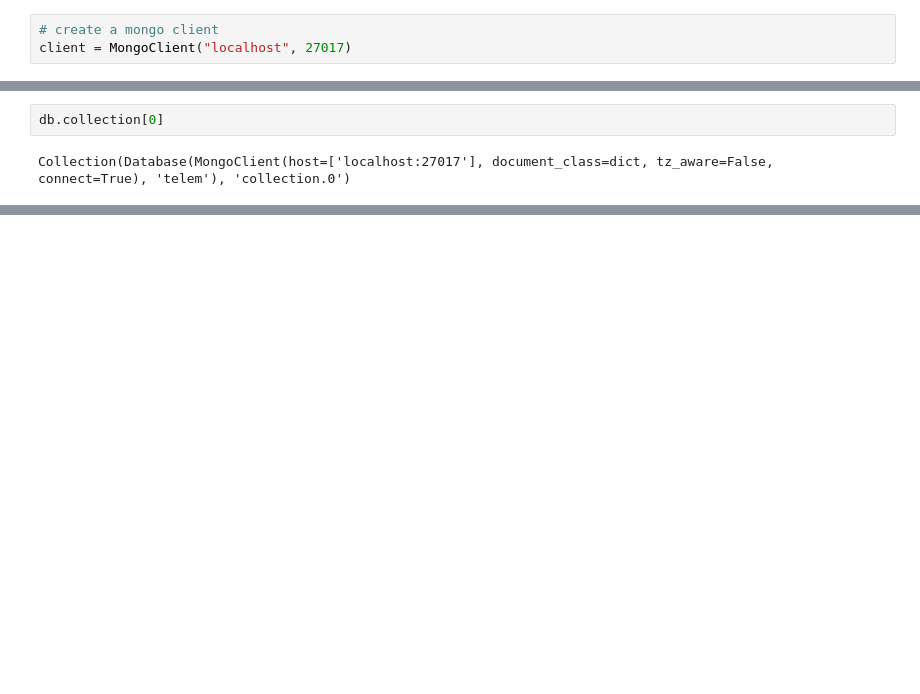
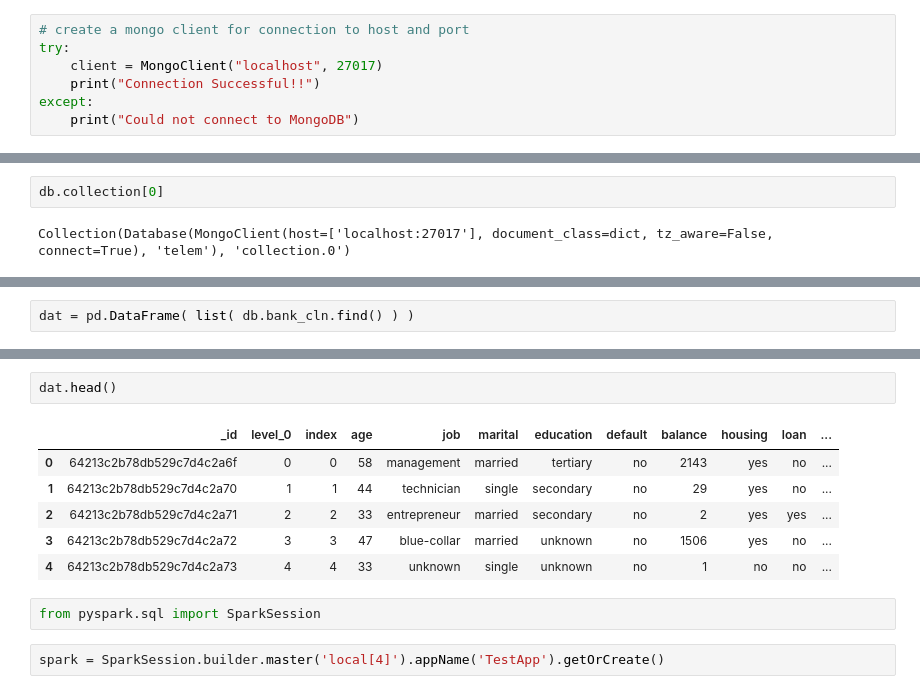
Before and after one commit to princeganer/Lemonrice, a Jupyter notebook: virtual_demo/MongoDB_connectivity_3_11_1.ipynb, the cells around one changed output, grey strips where cells are left out. Drawn from its saved outputs; the diff is of its cells as text; blank space fills up the shorter version.

```diff
--- a/virtual_demo/MongoDB_connectivity_3_11_1.ipynb
+++ b/virtual_demo/MongoDB_connectivity_3_11_1.ipynb
@@ -7,5 +7,9 @@ Requirement already satisfied: dnspython<3.0.0,>=1.16.0 in c:\users\ganer\appdat
 # import module
 from pymongo import MongoClient
 # %%
-# create a mongo client
-client = MongoClient("localhost", 27017)
+# create a mongo client for connection to host and port
+try:
+    client = MongoClient("localhost", 27017)
+    print("Connection Successful!!")
+except:
+    print("Could not connect to MongoDB")
@@ -41,0 +235,2 @@ TypeError: 'Collection' object is not callable. If you meant to call the 'update
+# %%
+dat = pd.DataFrame( list( db.bank_cln.find() ) )
@@ -41,0 +257,13 @@ TypeError: 'Collection' object is not callable. If you meant to call the 'update
+# %%
+dat.head()
+# %% [output]
+|  | _id | level_0 | index | age | job | marital | education | default | balance | housing | loan | ... |
+| 0 | 64213c2b78db529c7d4c2a6f | 0 | 0 | 58 | management | married | tertiary | no | 2143 | yes | no | ... |
+| 1 | 64213c2b78db529c7d4c2a70 | 1 | 1 | 44 | technician | single | secondary | no | 29 | yes | no | ... |
+| 2 | 64213c2b78db529c7d4c2a71 | 2 | 2 | 33 | entrepreneur | married | secondary | no | 2 | yes | yes | ... |
+| 3 | 64213c2b78db529c7d4c2a72 | 3 | 3 | 47 | blue-collar | married | unknown | no | 1506 | yes | no | ... |
+| 4 | 64213c2b78db529c7d4c2a73 | 4 | 4 | 33 | unknown | single | unknown | no | 1 | no | no | ... |
+# %%
+from pyspark.sql import SparkSession
+# %%
+spark = SparkSession.builder.master('local[4]').appName('TestApp').getOrCreate()
```
Also changed, not shown: parts of 34 cells of this notebook, 16 other files.
